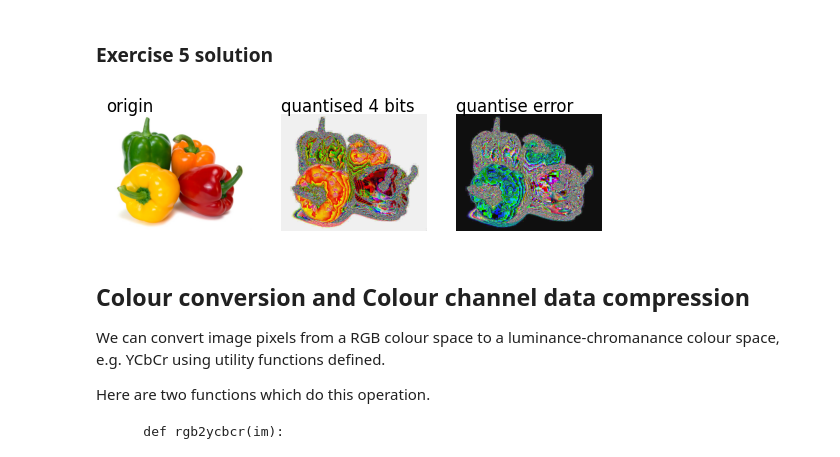
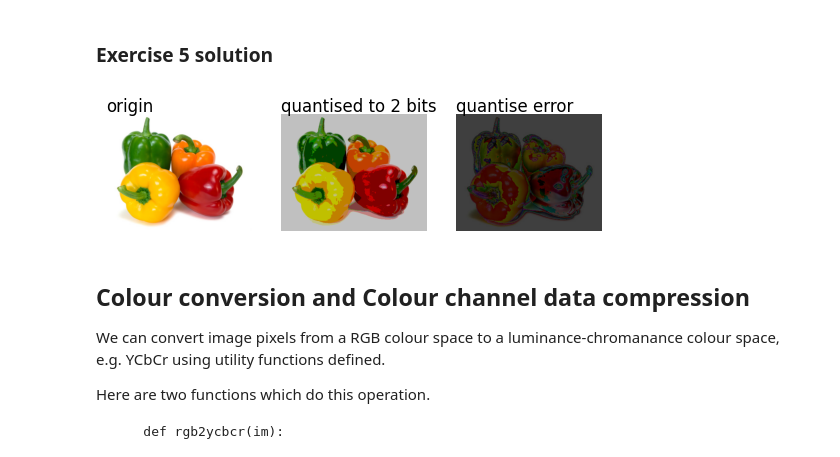
Before and after one commit to Xanonymous-GitHub/cs933-lab, a Jupyter notebook: lab1/lab-1.ipynb, the cells around one changed output. Cells and saved outputs as stored; diff of their text form; code cells hidden in the pictures.

Commit message:
fix: 🐛 invalid quantise operation

```diff
--- a/lab1/lab-1.ipynb
+++ b/lab1/lab-1.ipynb
@@ -591,28 +591,28 @@ a in 8 bits is  57 , quantised it becomes  48
 # %%
 def quantise_image(im_, bits=8):
     shifts = 8 - bits
-    quantised = np.right_shift(im_, shifts)
-    output = np.left_shift(im_, shifts)
+    quantised_ = np.right_shift(im_, shifts)
+    output = np.left_shift(quantised_, shifts)
     return output
 
 pm = plt.imread(data_dir + 'peppers.jpg')
 
-quantised = quantise_image(pm, 4)
+quantised = quantise_image(pm, 2)
 
 err_of_quantised = pm - quantised
 
 plot_img_to_non_axis_board(2, 3, 0, pm)
 plt.text(0, -10, "origin", fontsize=12)
 
 plot_img_to_non_axis_board(2, 3, 1, quantised)
-plt.text(0, -10, "quantised 4 bits", fontsize=12)
+plt.text(0, -10, "quantised to 2 bits", fontsize=12)
 
 plot_img_to_non_axis_board(2, 3, 2, err_of_quantised)
 plt.text(0, -10, "quantise error", fontsize=12)
 
 plt.show()
 # %% [output]
-[figure, old version]
+[figure, new version]
 # %% [markdown]
 ## Colour conversion and Colour channel data compression
 
```
